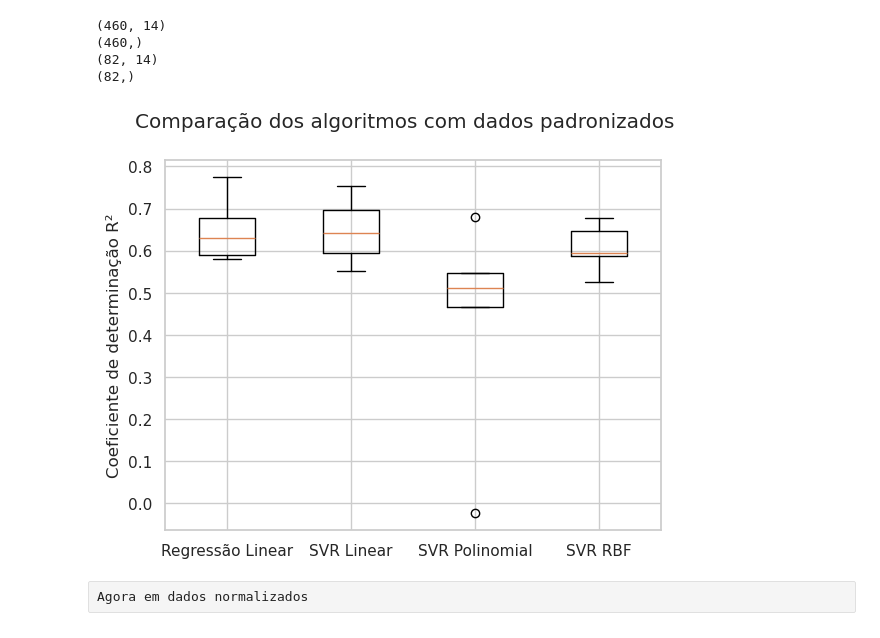
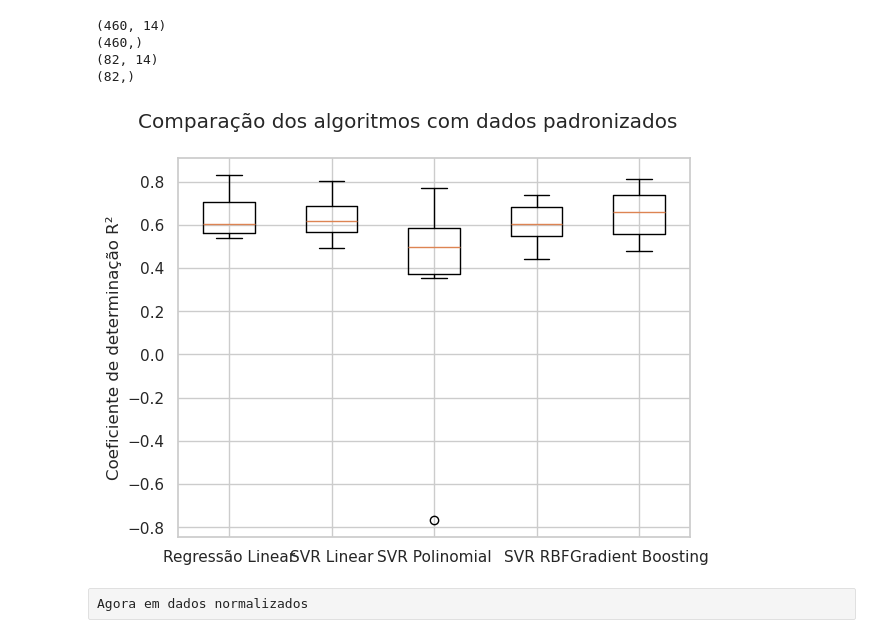
Before and after one commit to hugogsmendes/Houses-prediction, a Jupyter notebook: models_ml/model.ipynb, the cells around one changed output. Saved outputs shown, nothing was run; the diff lists cells and outputs as text; code cells hidden in the pictures.

```diff
--- a/models_ml/model.ipynb
+++ b/models_ml/model.ipynb
@@ -679,8 +680,9 @@ models_linear.append(("Regressão Linear", LinearRegression()))
 models_linear.append(("SVR Linear", SVR(kernel="linear")))
 models_linear.append(("SVR Polinomial", SVR(kernel="poly")))
 models_linear.append(("SVR RBF", SVR(kernel="rbf")))
+models_linear.append(("Gradient Boosting", GradientBoostingRegressor(random_state=42)))
 # %%
-kfold = KFold(n_splits=5, shuffle=True, random_state=7) # Criando o Kfold
+kfold = KFold(n_splits=10, shuffle=True, random_state=7) # Criando o Kfold
 # %%
 # Treinamento com dados padronizados
 results = []
@@ -692,14 +694,15 @@ for name, model in models_linear:
 # %%
 # Comparação dos Algoritmos
 fig = plt.figure()
 fig.suptitle("Comparação dos algoritmos com dados padronizados")
 ax = fig.add_subplot(111)
 plt.boxplot(results)
 ax.set_xticklabels(names)
 plt.ylabel("Coeficiente de determinação R²")
+plt.tight_layout()
 plt.show()
 # %% [output]
-[figure, old version]
+[figure, new version]
 # %% [raw]
 Agora em dados normalizados
 # %%
```
Also changed, not shown: parts of 2 cells of this notebook.
